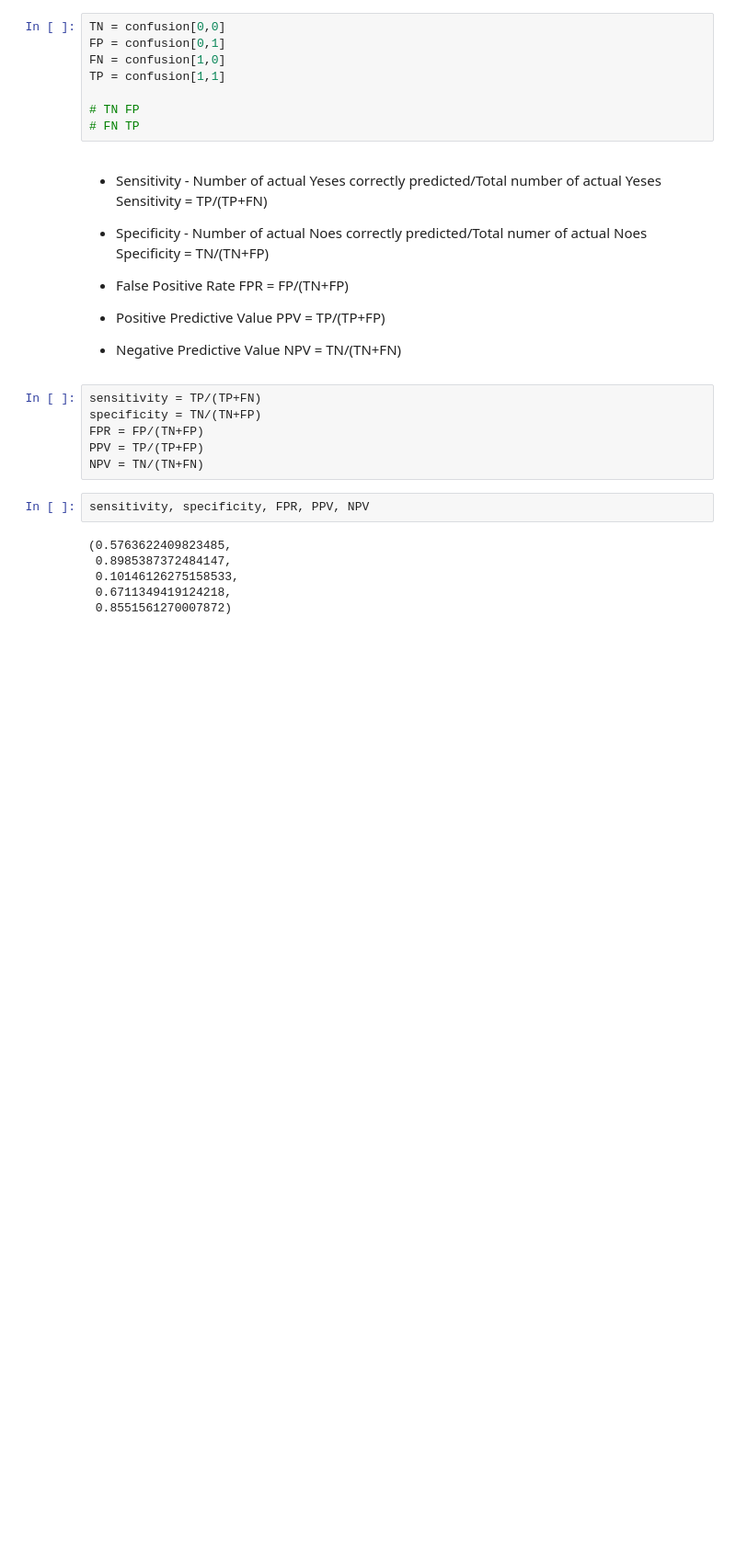
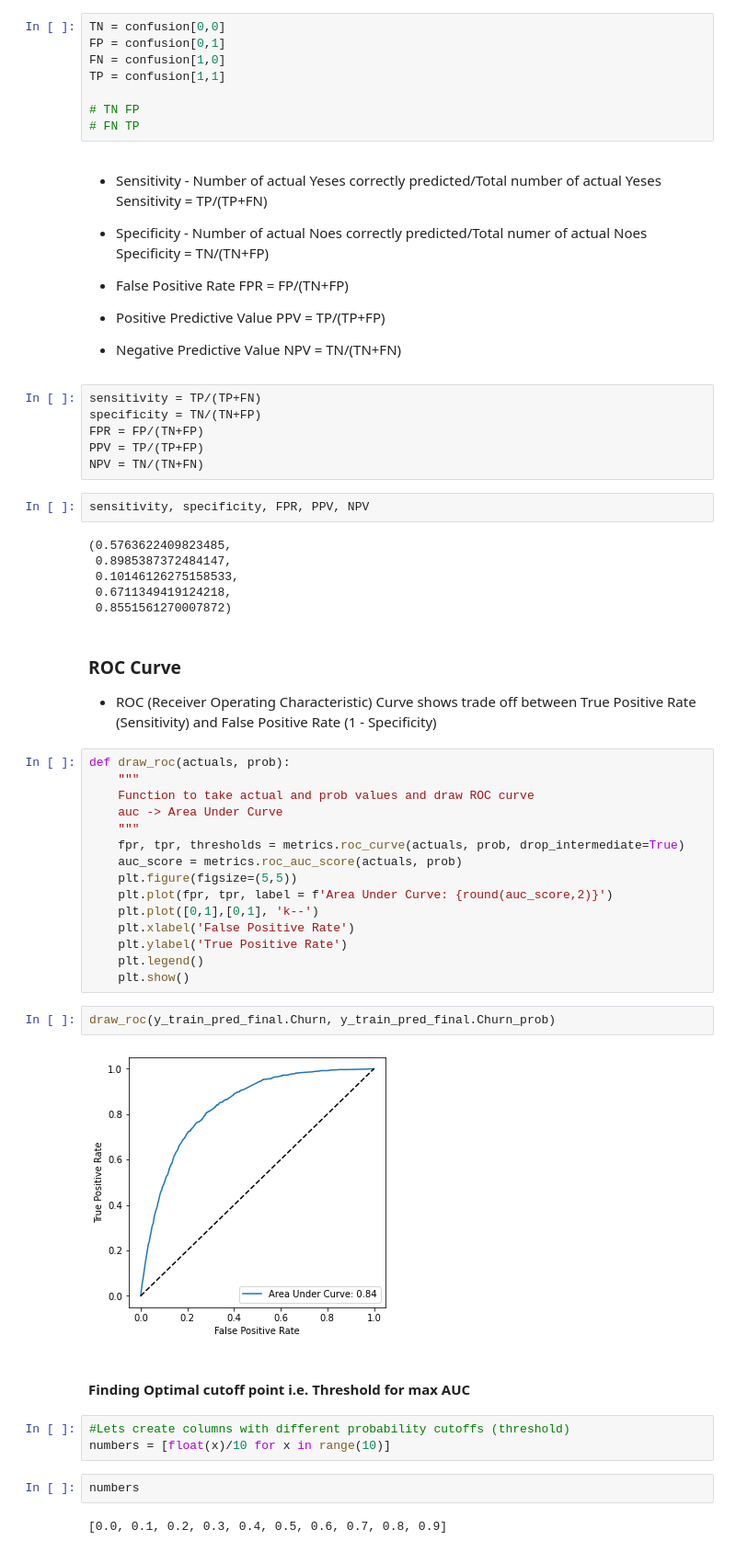
Before and after one commit to Prashik28/techeenomad_dataScience, a Jupyter notebook: Logistic Regression/PB_multivariant_logistic_regression_telecom_chrun.ipynb, the cells around one changed output. Shown at 92% size. Cells and saved outputs as stored; diff of their text form; blank space fills up the shorter version.

```diff
--- a/Logistic Regression/PB_multivariant_logistic_regression_telecom_chrun.ipynb
+++ b/Logistic Regression/PB_multivariant_logistic_regression_telecom_chrun.ipynb
@@ -1128,3 +1128,34 @@ sensitivity, specificity, FPR, PPV, NPV
  0.10146126275158533,
  0.6711349419124218,
  0.8551561270007872)
+# %% [markdown]
+### ROC Curve
+- ROC (Receiver Operating Characteristic) Curve shows trade off between True Positive Rate (Sensitivity) and False Positive Rate (1 - Specificity)
+# %%
+def draw_roc(actuals, prob):
+    """
+    Function to take actual and prob values and draw ROC curve
+    auc -> Area Under Curve
+    """
+    fpr, tpr, thresholds = metrics.roc_curve(actuals, prob, drop_intermediate=True)
+    auc_score = metrics.roc_auc_score(actuals, prob)
+    plt.figure(figsize=(5,5))
+    plt.plot(fpr, tpr, label = f'Area Under Curve: {round(auc_score,2)}')
+    plt.plot([0,1],[0,1], 'k--')
+    plt.xlabel('False Positive Rate')
+    plt.ylabel('True Positive Rate')
+    plt.legend()
+    plt.show()
+# %%
+draw_roc(y_train_pred_final.Churn, y_train_pred_final.Churn_prob)
+# %% [output]
+[figure, added]
+# %% [markdown]
+#### Finding Optimal cutoff point i.e. Threshold for max AUC
+# %%
+#Lets create columns with different probability cutoffs (threshold)
+numbers = [float(x)/10 for x in range(10)]
+# %%
+numbers
+# %% [output]
+[0.0, 0.1, 0.2, 0.3, 0.4, 0.5, 0.6, 0.7, 0.8, 0.9]
```
Also changed, not shown: parts of 58 cells of this notebook.
